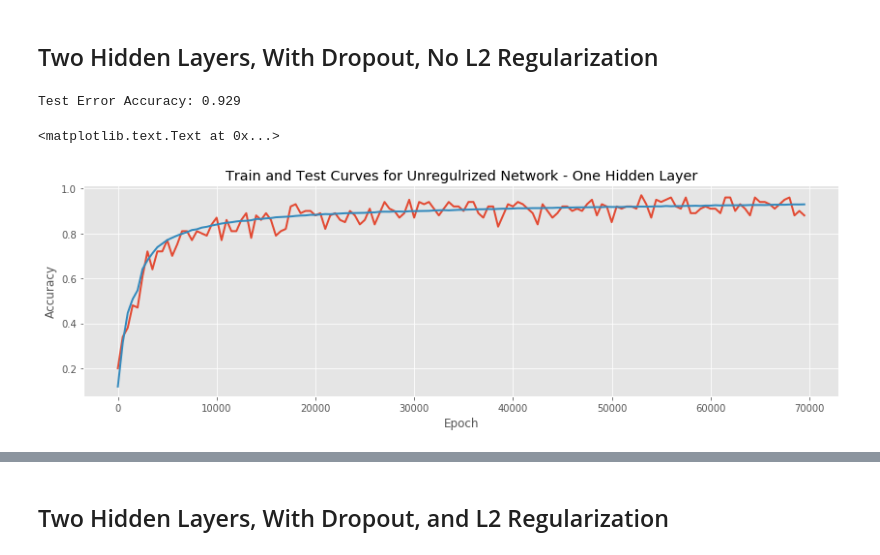
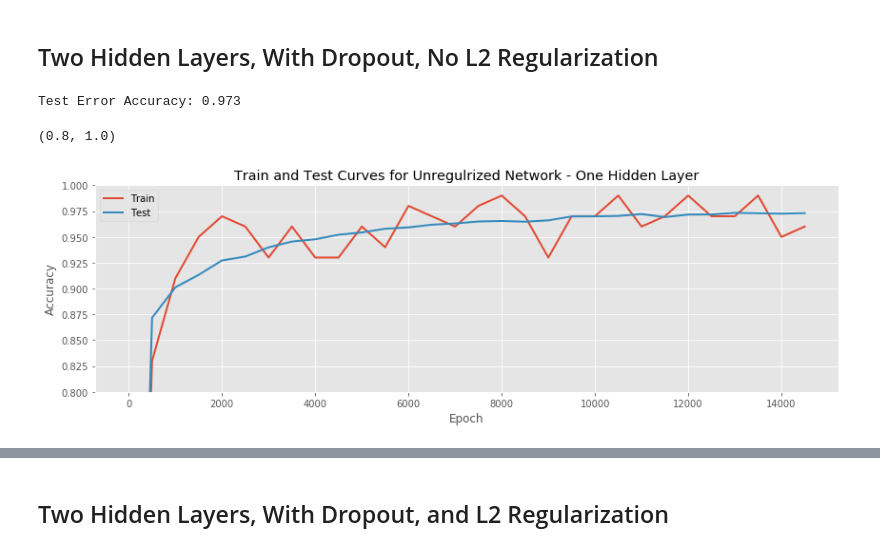
Before and after one commit to madrury/mnist-dropout, a Jupyter notebook: mnist-dropout.ipynb, the cells around one changed output, grey strips where cells are left out. Saved outputs shown, nothing was run; the diff lists cells and outputs as text; code cells hidden in the pictures.

```diff
--- a/mnist-dropout.ipynb
+++ b/mnist-dropout.ipynb
@@ -590,8 +594,8 @@ x = tf.placeholder(tf.float32, [None, 28*28])
 # Placeholder for input class labels.
 y = tf.placeholder(tf.float32, [None, 10])
 
-n_hidden_units_layer_1 = 36
-n_hidden_units_layer_2 = 25
+n_hidden_units_layer_1 = 100
+n_hidden_units_layer_2 = 36
 n_output_classes = 10
 
 # First Hidden Layer
@@ -623,16 +627,16 @@ accuracy = tf.reduce_mean(tf.cast(correct_prediction, tf.float32))
 cross_entropy = tf.reduce_mean(-tf.reduce_sum(y * tf.log(y_hat), reduction_indices=[1]))
 
 # Reguarization
-regularization_strength = 0.0005
+#regularization_strength = 0.0005
 regularization_term = regularization_strength * (
-    tf.nn.l2_loss(weights_hidden_layer_1) +
-    tf.nn.l2_loss(weights_hidden_layer_2) +
-    tf.nn.l2_loss(weights_output_layer)
+    0.01*tf.nn.l2_loss(weights_hidden_layer_1) +
+    0.001*tf.nn.l2_loss(weights_hidden_layer_2) +
+    0.0001*tf.nn.l2_loss(weights_output_layer)
 )
 
 train_step = tf.train.AdamOptimizer(0.0005).minimize(cross_entropy + regularization_term)
 
-n_epoch = 25000
+n_epoch = 12000
 n_iter_output = 500
 
 epochs = []
@@ -683,8 +697,8 @@ x = tf.placeholder(tf.float32, [None, 28*28])
 # Placeholder for input class labels.
 y = tf.placeholder(tf.float32, [None, 10])
 
-n_hidden_units_layer_1 = 36
-n_hidden_units_layer_2 = 16
+n_hidden_units_layer_1 = 100
+n_hidden_units_layer_2 = 36
 n_output_classes = 10
 keep_prob = 0.5
 
@@ -720,9 +734,9 @@ correct_prediction = tf.equal(prediction, tf.argmax(y, 1))
 accuracy = tf.reduce_mean(tf.cast(correct_prediction, tf.float32))
 # %%
 cross_entropy = tf.reduce_mean(-tf.reduce_sum(y * tf.log(y_hat), reduction_indices=[1]))
-train_step = tf.train.AdamOptimizer(0.0001).minimize(cross_entropy)
+train_step = tf.train.AdamOptimizer(0.0005).minimize(cross_entropy)
 
-n_epoch = 30000
+n_epoch = 15000
 n_iter_output = 500
 
 epochs = []
@@ -747,16 +761,18 @@ for i in range(n_epoch):
 print("Test Error Accuracy: {:0.3f}".format(
         sess.run(accuracy, feed_dict={x: mnist.test.images, y: mnist.test.labels, keep_prob: 1.0})))
 # %% [output]
-Test Error Accuracy: 0.929
+Test Error Accuracy: 0.973
 # %%
 fig, ax = plt.subplots(figsize=(14, 4))
 
 ax.plot(epochs, train_accuracies, label="Train")
 ax.plot(epochs, test_accuracies, label="Test")
 ax.set_title("Train and Test Curves for Unregulrized Network - One Hidden Layer")
 ax.set_xlabel("Epoch")
 ax.set_ylabel("Accuracy")
+ax.legend()
+ax.set_ylim(0.8, 1.0)
 # %% [output]
-<matplotlib.text.Text at 0x...>
+(0.8, 1.0)
-[figure, old version]
+[figure, new version]
 # %%
```
Also changed, not shown: parts of 19 cells of this notebook.
